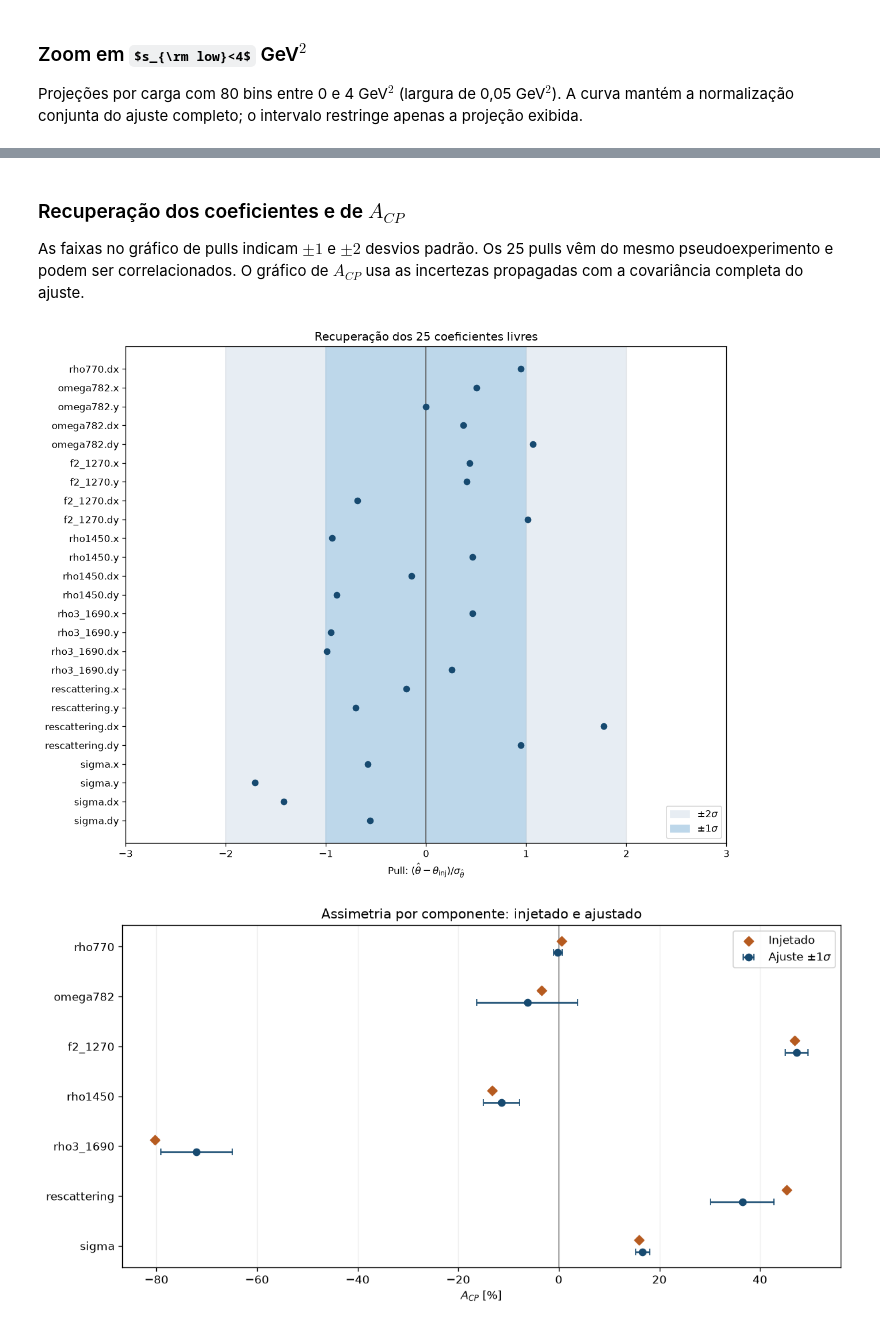
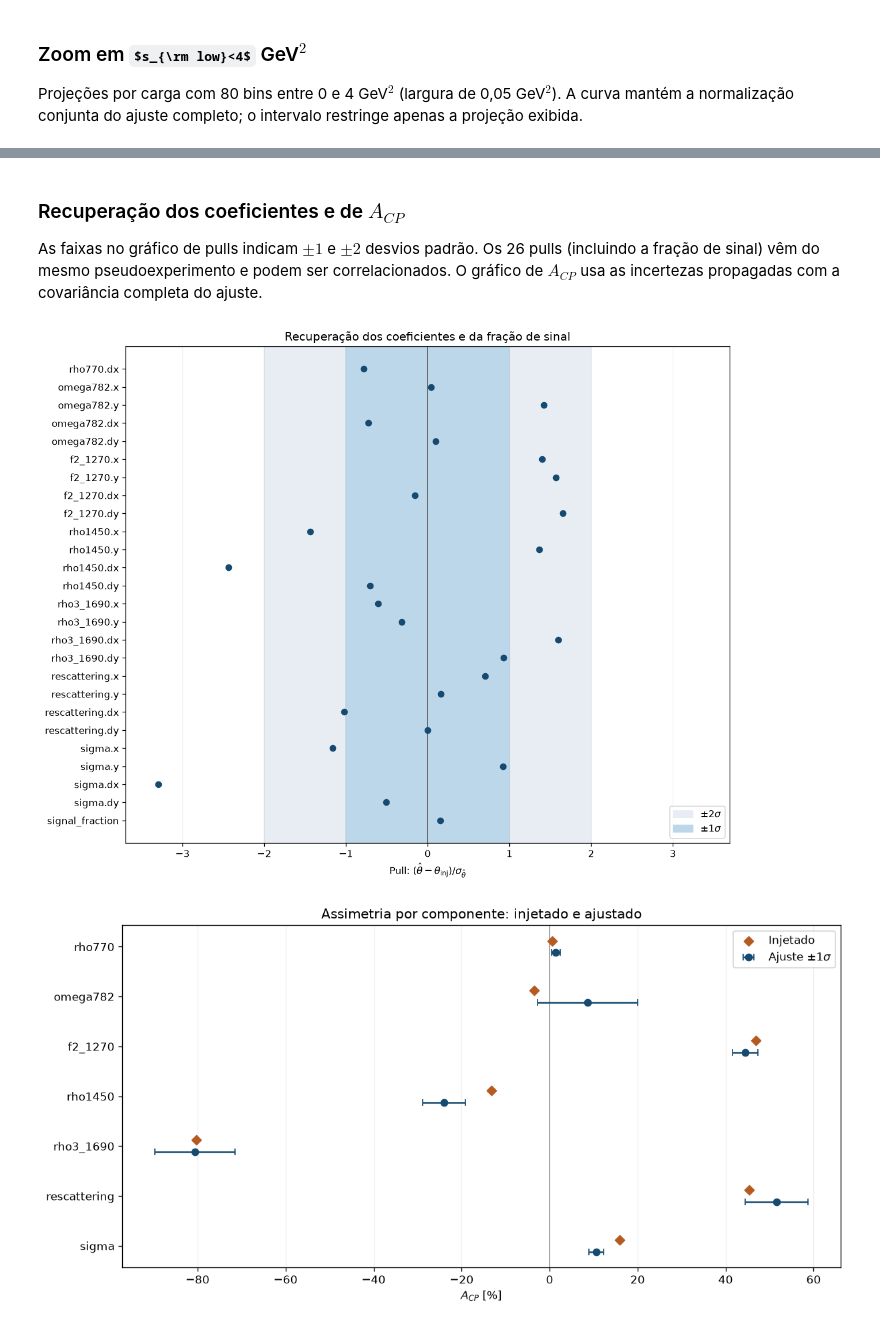
Before and after one commit to JuanBSLeite/DalitzPlotFitter, a Jupyter notebook: notebooks/benchmark/paper_isobar_benchmark_squaredp_01.ipynb, the cells around one changed output, grey strips where cells are left out. Saved outputs shown, nothing was run; the diff lists cells and outputs as text; code cells hidden in the pictures; some formulas as TeX source.

```diff
--- a/notebooks/benchmark/paper_isobar_benchmark_squaredp_01.ipynb
+++ b/notebooks/benchmark/paper_isobar_benchmark_squaredp_01.ipynb
@@ -330,5 +372,10 @@ Toy: B+=19116, B-=20884; Square Dalitz (0, 1), resolução=1000
 # %%
-closure_session = CPFitSession(closure_plus, closure_minus, plus_toy, minus_toy)
+closure_session = CPFitSession(
+    closure_plus, closure_minus, plus_toy, minus_toy,
+    plus_efficiency=plus_efficiency, minus_efficiency=minus_efficiency,
+    signal_fraction=signal_fraction,
+    backgrounds=(CPBackgroundSpec("fake_background", plus_background, minus_background),),
+)
 plus_cache = closure_session.plus_cache
 minus_cache = closure_session.minus_cache
 closure_nll = closure_session.objective
@@ -338,6 +385,7 @@ rng = np.random.default_rng(START_SEED)
 closure_start = dict(closure_truth)
 closure_start.update({name: closure_truth[name] + rng.normal(0.0, 0.04)
                       for name in closure_free})
+closure_start["signal_fraction"] = signal_fraction.value
 closure_result = closure_session.fit(
     closure_start, simplex=True, hesse=True, ncall=70_000, verbose=1,
 )
@@ -406,9 +456,13 @@ As frações agrupadas incluem a interferência rho–omega. As incertezas das f
 # %%
+# Integrais físicas, independentes da aceitação usada na likelihood.
+physical_plus_cache = closure_plus.prepare_cache(plus_toy)
+physical_minus_cache = closure_minus.prepare_cache(minus_toy)
+
 def closure_observables(vector):
     values = dict(closure_truth)
     values.update(zip(closure_free, vector, strict=True))
     output = []
-    for cache in (plus_cache, minus_cache):
+    for cache in (physical_plus_cache, physical_minus_cache):
         ff = cache.fit_fractions(values) * 100.0
         interference = cache.interference_fractions(values) * 100.0
         output.extend([ff[0] + ff[1] + interference[0, 1], *ff[2:]])
@@ -443,5 +497,5 @@ closure_observable_table = pd.DataFrame({
     "error": observable_errors, "pull": observable_pulls,
 }, index=observable_names)
 display(closure_observable_table.round(4))
-print("Maior |pull| dos coeficientes:", closure_coefficients["pull"].abs().max())
+print("Maior |pull| dos parâmetros livres:", closure_coefficients["pull"].abs().max())
 # %% [output]
@@ -538,39 +592,39 @@ plt.show()
 # %% [markdown]
 ### Recuperação dos coeficientes e de $A_{CP}$
 
-As faixas no gráfico de pulls indicam $\pm1$ e $\pm2$ desvios padrão. Os 25 pulls vêm do mesmo pseudoexperimento e podem ser correlacionados. O gráfico de $A_{CP}$ usa as incertezas propagadas com a covariância completa do ajuste.
+As faixas no gráfico de pulls indicam $\pm1$ e $\pm2$ desvios padrão. Os 26 pulls (incluindo a fração de sinal) vêm do mesmo pseudoexperimento e podem ser correlacionados. O gráfico de $A_{CP}$ usa as incertezas propagadas com a covariância completa do ajuste.
 # %%
 fig, ax = plt.subplots(figsize=(10, 8), constrained_layout=True)
 positions = np.arange(len(closure_coefficients))
 ax.axvspan(-2, 2, color="#e7edf3", label=r"$\pm2\sigma$")
 ax.axvspan(-1, 1, color="#bdd7ea", label=r"$\pm1\sigma$")
 ax.axvline(0, color="0.35", linewidth=1)
 ax.scatter(closure_coefficients["pull"], positions, color="#174a70", zorder=3)
 ax.set_yticks(positions, closure_coefficients.index)
 ax.invert_yaxis()
 limit = max(3.0, float(closure_coefficients["pull"].abs().max()) + 0.4)
 ax.set(xlim=(-limit, limit), xlabel=r"Pull: $(\hat\theta-\theta_{\rm inj})/\sigma_{\hat\theta}$",
-       title="Recuperação dos 25 coeficientes livres")
+       title="Recuperação dos coeficientes e da fração de sinal")
 ax.grid(axis="x", alpha=0.2)
 ax.legend(loc="lower right")
 plt.show()
 
 acp_rows = closure_observable_table.loc[
     [f"ACP {name} [%]" for name in COEFFICIENTS]
 ]
 positions = np.arange(len(acp_rows))
 fig, ax = plt.subplots(figsize=(10, 5), constrained_layout=True)
 ax.axvline(0, color="0.6", linewidth=1)
 ax.scatter(acp_rows["injected"], positions - 0.12, marker="D", color="#b65b20",
            label="Injetado", zorder=3)
 ax.errorbar(acp_rows["fit"], positions + 0.12, xerr=acp_rows["error"],
             fmt="o", capsize=3, color="#174a70", label=r"Ajuste $\pm1\sigma$")
 ax.set_yticks(positions, list(COEFFICIENTS))
 ax.invert_yaxis()
 ax.set(xlabel=r"$A_{CP}$ [%]", title="Assimetria por componente: injetado e ajustado")
 ax.grid(axis="x", alpha=0.2)
 ax.legend()
 plt.show()
 # %% [output]
-[figure, old version]
+[figure, new version]
-[figure, old version]
+[figure, new version]
```
Also changed, not shown: parts of 12 cells of this notebook, 5 other files.
